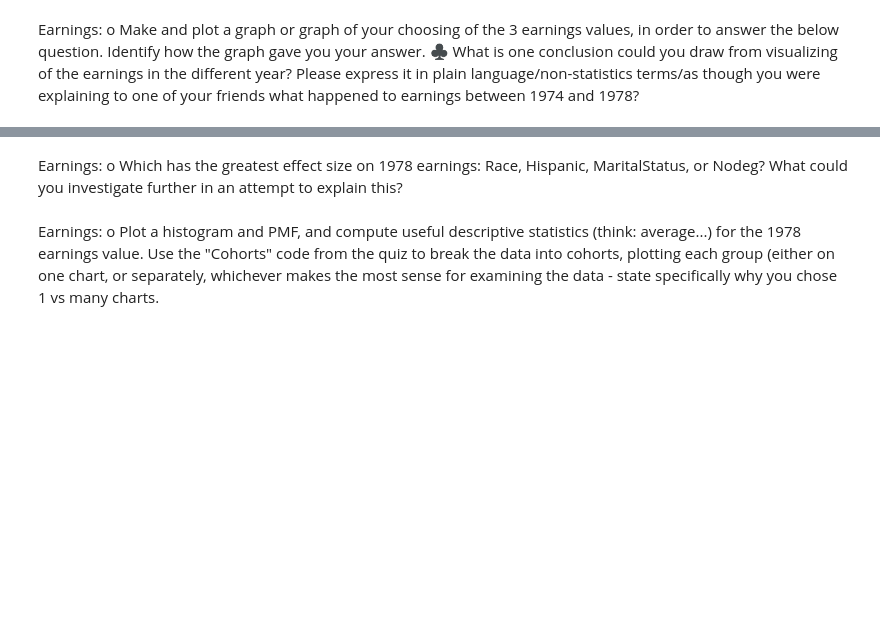
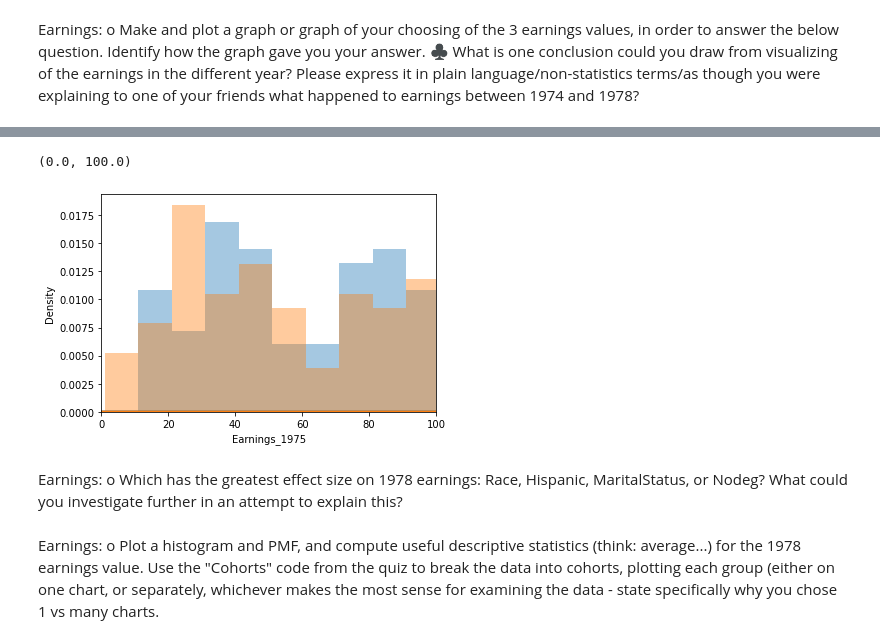
Before and after one commit to jamarabe/DATA3450, a Jupyter notebook: Assignment1.ipynb, the cells around one changed output, grey strips where cells are left out. Saved outputs shown, nothing was run; the diff lists cells and outputs as text; code cells hidden in the pictures; blank space fills up the shorter version.

```diff
--- a/Assignment1.ipynb
+++ b/Assignment1.ipynb
@@ -160,3 +195,13 @@ o	Make and plot a graph or graph of your choosing of the 3 earnings values, in o
+# %%
+x = df["Earnings_1974"]
+y = df["Earnings_1975"]
+fig, ax = plt.subplots()
+for a in [x, y]:
+    sns.distplot(a, bins=range(1, 110, 10), ax=ax, kde = True)
+ax.set_xlim([0, 100])
+# %% [output]
+(0.0, 100.0)
+[figure, added]
 # %% [markdown]
 Earnings:
 o	Which has the greatest effect size on 1978 earnings: Race, Hispanic, MaritalStatus, or Nodeg? What could you investigate further in an attempt to explain this?
```
Also changed, not shown: parts of 16 cells of this notebook, 2 other files.
